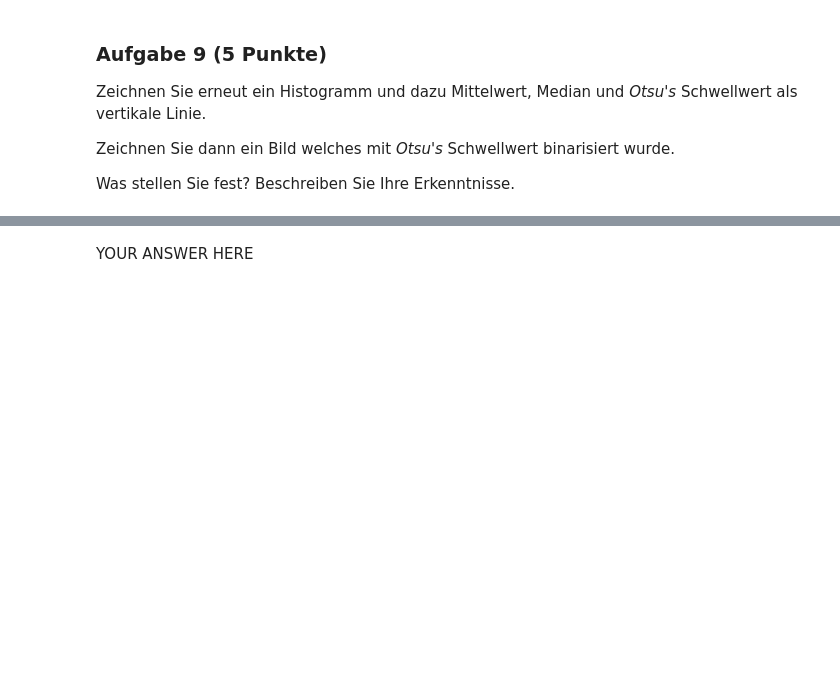
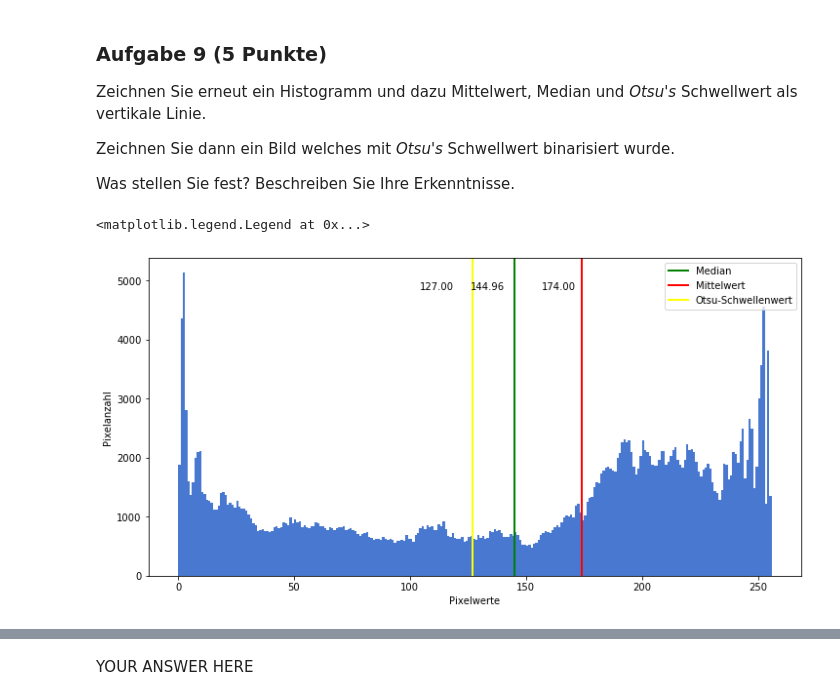
Before and after one commit to JuliaLauraMueller/dsp_hs2019, a Jupyter notebook: assignments/assignment07/exercise07.ipynb, the cells around one changed output, grey strips where cells are left out. Cells and saved outputs as stored; diff of their text form; code cells hidden in the pictures; blank space fills up the shorter version.

```diff
--- a/assignments/assignment07/exercise07.ipynb
+++ b/assignments/assignment07/exercise07.ipynb
@@ -396,0 +425,23 @@ raise NotImplementedError()
+# %%
+# Histogramm zeichnen (Mittelwert, Median und Otsu's-Schwellenwert)
+fig, ax = plt.subplots(nrows=1, ncols=1, figsize=(12, 6))
+plt.hist(np_image_example.ravel(), bins=256, range=(0.0, 256.0))
+_ = ax.set_ylabel('Pixelanzahl')
+_ = ax.set_xlabel('Pixelwerte')
+
+# Median darstellen
+min_ylim, max_ylim = plt.ylim()
+plt.axvline(np_image_example.mean(), color='green', linewidth=2, label="Median")
+plt.text(np_image_example.mean()*0.87, max_ylim*0.9, '{:.2f}'.format(np_image_example.mean()))
+
+# Mittelwert berechnen
+plt.axvline(np.median(np_image_example), color='red', linewidth=2, label="Mittelwert")
+plt.text(np.median(np_image_example)*0.9, max_ylim*0.9, '{:.2f}'.format(np.median(np_image_example)))
+
+# Otsu's Schwellenwert berechnen
+plt.axvline(otsu_thresh_value, color='yellow', linewidth=2, label="Otsu-Schwellenwert")
+plt.text(otsu_thresh_value*0.82, max_ylim*0.9, '{:.2f}'.format(otsu_thresh_value))
+plt.legend()
+# %% [output]
+<matplotlib.legend.Legend at 0x...>
+[figure, added]
```
Also changed, not shown: parts of 14 cells of this notebook.
